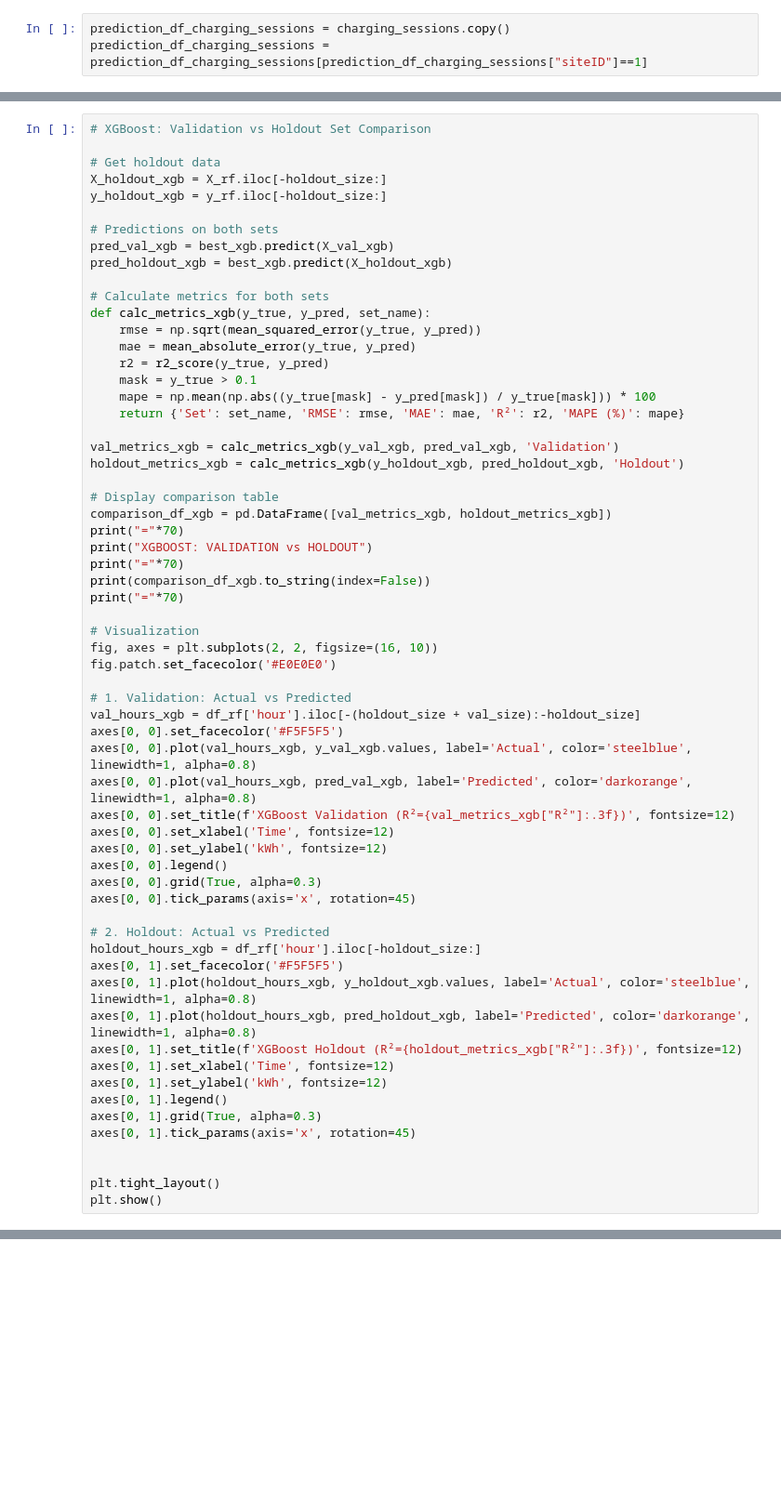
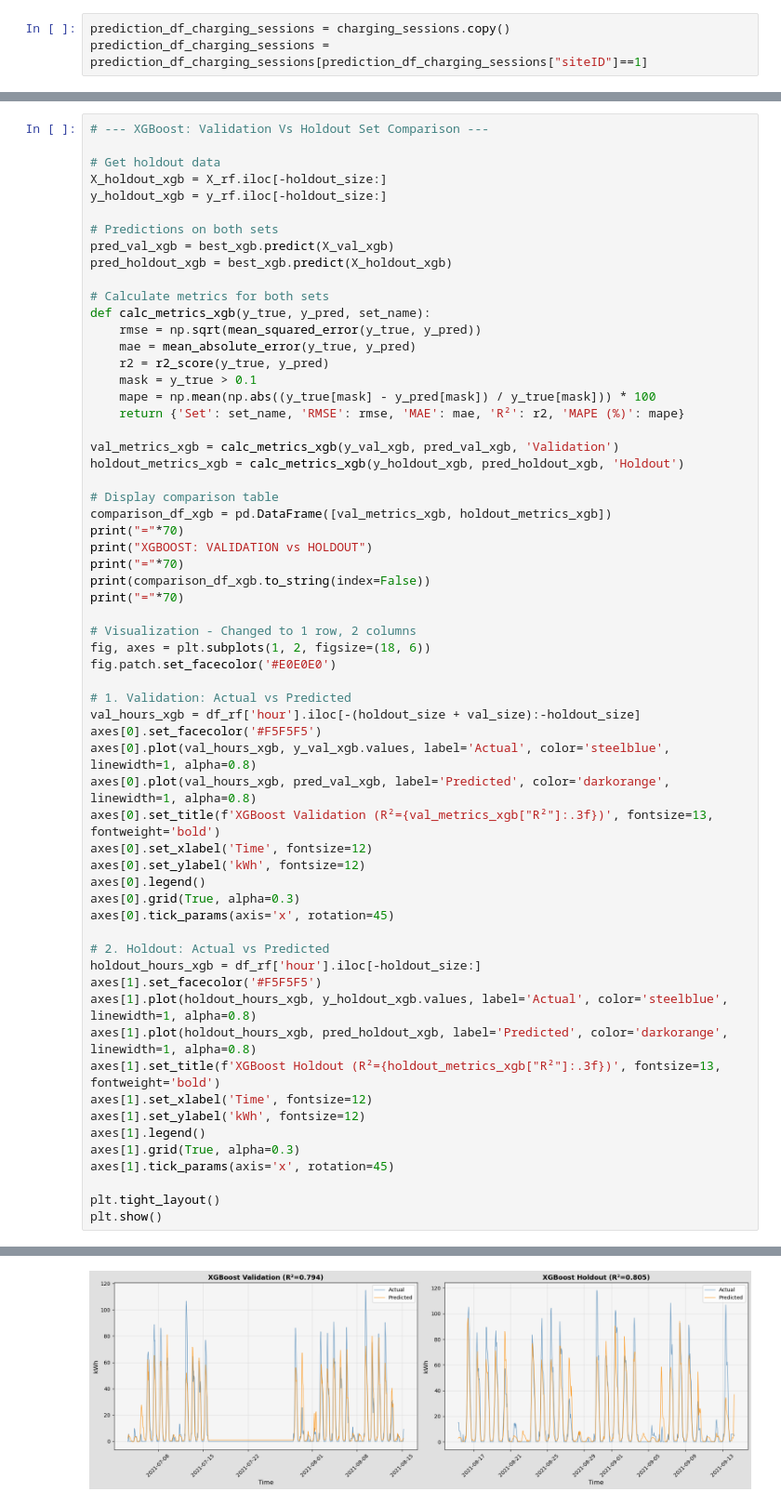
Before and after one commit to dfd0430/wiso, a Jupyter notebook: main.ipynb, the cells around one changed output, grey strips where cells are left out. Shown at 93% size. Cells and saved outputs as stored; diff of their text form; blank space fills up the shorter version.

```diff
--- a/main.ipynb
+++ b/main.ipynb
@@ -1210,5 +1373,5 @@ plt.show()
 # %%
-# XGBoost: Validation vs Holdout Set Comparison
+# --- XGBoost: Validation Vs Holdout Set Comparison ---
 
 # Get holdout data
 X_holdout_xgb = X_rf.iloc[-holdout_size:]
@@ -1238,34 +1401,34 @@ print("="*70)
 print(comparison_df_xgb.to_string(index=False))
 print("="*70)
 
-# Visualization
-fig, axes = plt.subplots(2, 2, figsize=(16, 10))
+# Visualization - Changed to 1 row, 2 columns
+fig, axes = plt.subplots(1, 2, figsize=(18, 6))
 fig.patch.set_facecolor('#E0E0E0')
 
 # 1. Validation: Actual vs Predicted
 val_hours_xgb = df_rf['hour'].iloc[-(holdout_size + val_size):-holdout_size]
-axes[0, 0].set_facecolor('#F5F5F5')
-axes[0, 0].plot(val_hours_xgb, y_val_xgb.values, label='Actual', color='steelblue', linewidth=1, alpha=0.8)
-axes[0, 0].plot(val_hours_xgb, pred_val_xgb, label='Predicted', color='darkorange', linewidth=1, alpha=0.8)
-axes[0, 0].set_title(f'XGBoost Validation (R²={val_metrics_xgb["R²"]:.3f})', fontsize=12)
-axes[0, 0].set_xlabel('Time', fontsize=12)
-axes[0, 0].set_ylabel('kWh', fontsize=12)
-axes[0, 0].legend()
-axes[0, 0].grid(True, alpha=0.3)
-axes[0, 0].tick_params(axis='x', rotation=45)
+axes[0].set_facecolor('#F5F5F5')
+axes[0].plot(val_hours_xgb, y_val_xgb.values, label='Actual', color='steelblue', linewidth=1, alpha=0.8)
+axes[0].plot(val_hours_xgb, pred_val_xgb, label='Predicted', color='darkorange', linewidth=1, alpha=0.8)
+axes[0].set_title(f'XGBoost Validation (R²={val_metrics_xgb["R²"]:.3f})', fontsize=13, fontweight='bold')
+axes[0].set_xlabel('Time', fontsize=12)
+axes[0].set_ylabel('kWh', fontsize=12)
+axes[0].legend()
+axes[0].grid(True, alpha=0.3)
+axes[0].tick_params(axis='x', rotation=45)
 
 # 2. Holdout: Actual vs Predicted
 holdout_hours_xgb = df_rf['hour'].iloc[-holdout_size:]
-axes[0, 1].set_facecolor('#F5F5F5')
-axes[0, 1].plot(holdout_hours_xgb, y_holdout_xgb.values, label='Actual', color='steelblue', linewidth=1, alpha=0.8)
-axes[0, 1].plot(holdout_hours_xgb, pred_holdout_xgb, label='Predicted', color='darkorange', linewidth=1, alpha=0.8)
-axes[0, 1].set_title(f'XGBoost Holdout (R²={holdout_metrics_xgb["R²"]:.3f})', fontsize=12)
-axes[0, 1].set_xlabel('Time', fontsize=12)
-axes[0, 1].set_ylabel('kWh', fontsize=12)
-axes[0, 1].legend()
-axes[0, 1].grid(True, alpha=0.3)
-axes[0, 1].tick_params(axis='x', rotation=45)
-
+axes[1].set_facecolor('#F5F5F5')
+axes[1].plot(holdout_hours_xgb, y_holdout_xgb.values, label='Actual', color='steelblue', linewidth=1, alpha=0.8)
+axes[1].plot(holdout_hours_xgb, pred_holdout_xgb, label='Predicted', color='darkorange', linewidth=1, alpha=0.8)
+axes[1].set_title(f'XGBoost Holdout (R²={holdout_metrics_xgb["R²"]:.3f})', fontsize=13, fontweight='bold')
+axes[1].set_xlabel('Time', fontsize=12)
+axes[1].set_ylabel('kWh', fontsize=12)
+axes[1].legend()
+axes[1].grid(True, alpha=0.3)
+axes[1].tick_params(axis='x', rotation=45)
 
 plt.tight_layout()
 plt.show()
+# %% [output]
@@ -1271,0 +1442 @@ plt.show()
+[figure, added]
```
Also changed, not shown: parts of 23 cells of this notebook.
